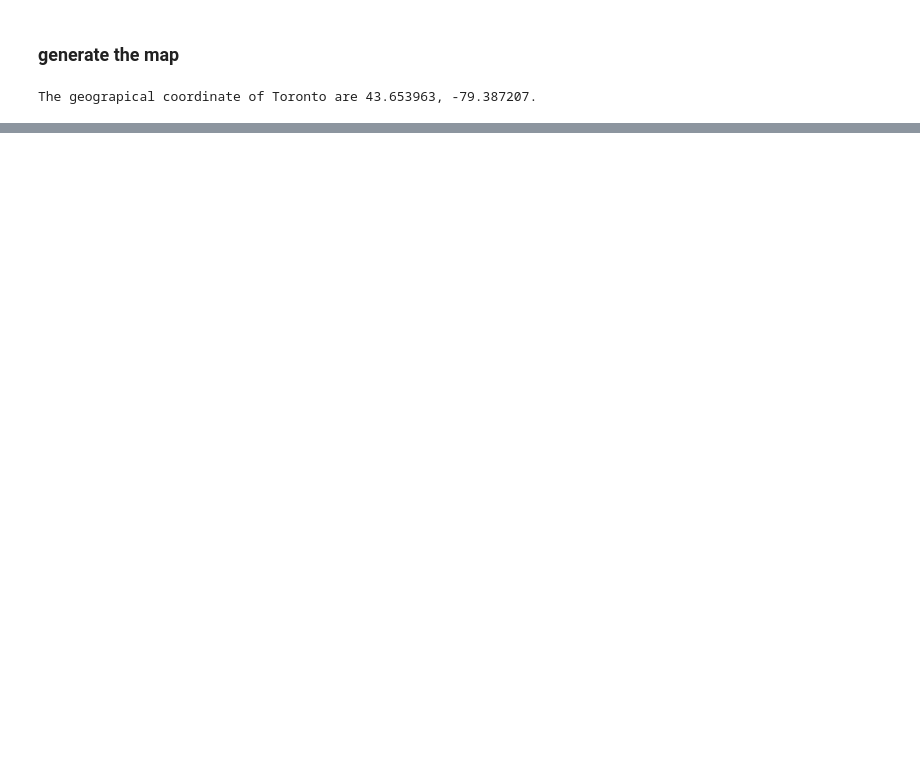
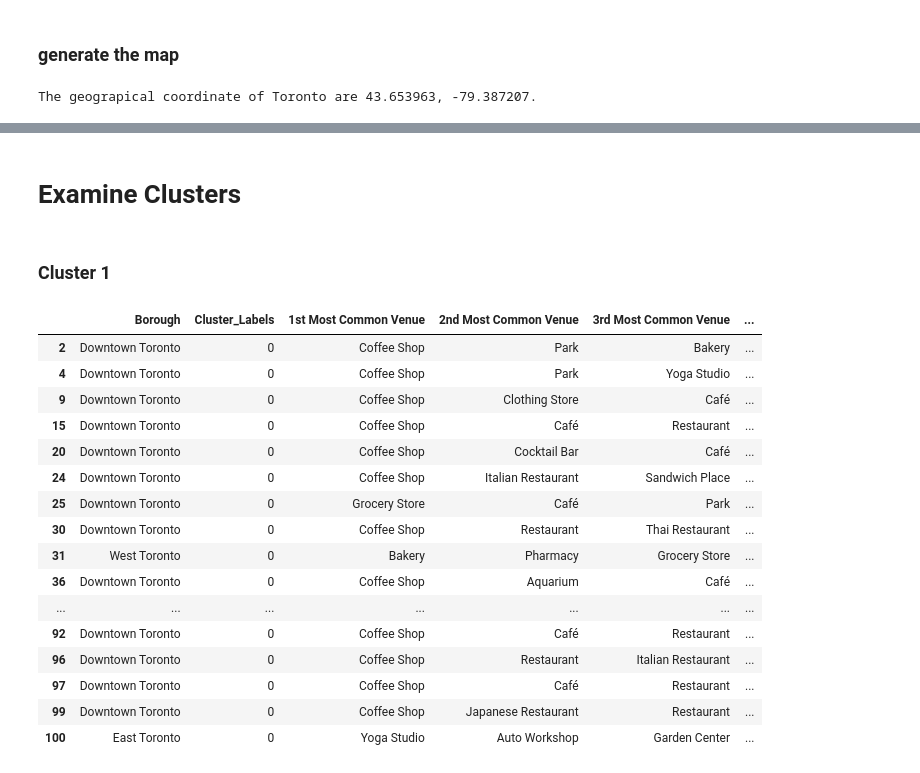
Before and after one commit to henryxji/learn, a Jupyter notebook: Segmenting_and_Clustering_Neighborhoods.ipynb, the cells around one changed output, grey strips where cells are left out. Saved outputs shown, nothing was run; the diff lists cells and outputs as text; code cells hidden in the pictures; blank space fills up the shorter version.

Commit message:
Published from Watson Studio.

```diff
--- a/Segmenting_and_Clustering_Neighborhoods.ipynb
+++ b/Segmenting_and_Clustering_Neighborhoods.ipynb
@@ -299,0 +342,22 @@ toronto_grouped = toronto_onehot.groupby("Neighborhood").mean().reset_index()
+# %%
+import numpy as np
+num_top_venues = 10
+
+indicators = ['st', 'nd', 'rd']
+
+# create columns according to number of top venues
+columns = ['Neighborhood']
+for ind in np.arange(num_top_venues):
+    try:
+        columns.append('{}{} Most Common Venue'.format(ind+1, indicators[ind]))
+    except:
+        columns.append('{}th Most Common Venue'.format(ind+1))
+
+# create a new dataframe
+neighborhoods_venues_sorted = pd.DataFrame(columns=columns)
+neighborhoods_venues_sorted['Neighborhood'] = toronto_grouped['Neighborhood']
+
+for ind in np.arange(toronto_grouped.shape[0]):
+    neighborhoods_venues_sorted.iloc[ind, 1:] = return_most_common_venues(toronto_grouped.iloc[ind, :], num_top_venues)
+
+neighborhoods_venues_sorted.head()
@@ -344,0 +418,10 @@ locations.head()
+# %%
+# add clustering labels
+neighborhoods_venues_sorted.insert(0, 'Cluster_Labels', kmeans.labels_)
+
+toronto_merged = df_toronto
+
+# merge toronto_grouped with toronto_data to add latitude/longitude for each neighborhood
+toronto_merged = toronto_merged.join(neighborhoods_venues_sorted.set_index('Neighborhood'), on='Neighborhood')
+
+toronto_merged.head()
@@ -356,6 +446,10 @@ print('The geograpical coordinate of Toronto are {}, {}.'.format(latitude, longi
 # %% [output]
 The geograpical coordinate of Toronto are 43.653963, -79.387207.
 # %%
+# clean up na
+toronto_merged=toronto_merged.dropna()
+toronto_merged['Cluster_Labels'] = toronto_merged.Cluster_Labels.astype(int)
+
 # generate map
 map_clusters = folium.Map(location=[latitude, longitude], zoom_start=12)
 
@@ -367,7 +461,7 @@ rainbow = [colors.rgb2hex(i) for i in colors_array]
 
 # add markers to the map
 markers_colors = []
-for lat, lon, poi, cluster in zip(locations['Latitude'], locations['Longitude'], locations['Neighborhood'], locations['Cluster Labels']):
+for lat, lon, poi, cluster in zip(toronto_merged['Latitude'], toronto_merged['Longitude'], toronto_merged['Neighborhood'], toronto_merged['Cluster_Labels']):
     label = folium.Popup(str(poi) + ' Cluster ' + str(cluster), parse_html=True)
     folium.CircleMarker(
         [lat, lon],
@@ -388,3 +482,27 @@ from IPython.core.display import HTML
 Image(url= "https://github.com/henryxji/learn/blob/master/segmenting%20and%20clustering%20neighborhoods%20in%20Toronto%20map.PNG?raw=true")
 # %% [output]
 [interactive output not drawn]
+# %% [markdown]
+# Examine Clusters
+# %% [markdown]
+### Cluster 1
+# %%
+toronto_merged.loc[toronto_merged['Cluster_Labels'] == 0, toronto_merged.columns[[1] + list(range(5, toronto_merged.shape[1]))]]
+# %% [output]
+|  | Borough | Cluster_Labels | 1st Most Common Venue | 2nd Most Common Venue | 3rd Most Common Venue | ... |
+| 2 | Downtown Toronto | 0 | Coffee Shop | Park | Bakery | ... |
+| 4 | Downtown Toronto | 0 | Coffee Shop | Park | Yoga Studio | ... |
+| 9 | Downtown Toronto | 0 | Coffee Shop | Clothing Store | Café | ... |
+| 15 | Downtown Toronto | 0 | Coffee Shop | Café | Restaurant | ... |
+| 20 | Downtown Toronto | 0 | Coffee Shop | Cocktail Bar | Café | ... |
+| 24 | Downtown Toronto | 0 | Coffee Shop | Italian Restaurant | Sandwich Place | ... |
+| 25 | Downtown Toronto | 0 | Grocery Store | Café | Park | ... |
+| 30 | Downtown Toronto | 0 | Coffee Shop | Restaurant | Thai Restaurant | ... |
+| 31 | West Toronto | 0 | Bakery | Pharmacy | Grocery Store | ... |
+| 36 | Downtown Toronto | 0 | Coffee Shop | Aquarium | Café | ... |
+| ... | ... | ... | ... | ... | ... | ... |
+| 92 | Downtown Toronto | 0 | Coffee Shop | Café | Restaurant | ... |
+| 96 | Downtown Toronto | 0 | Coffee Shop | Restaurant | Italian Restaurant | ... |
+| 97 | Downtown Toronto | 0 | Coffee Shop | Café | Restaurant | ... |
+| 99 | Downtown Toronto | 0 | Coffee Shop | Japanese Restaurant | Restaurant | ... |
+| 100 | East Toronto | 0 | Yoga Studio | Auto Workshop | Garden Center | ... |
```
Also changed, not shown: parts of 17 cells of this notebook.
